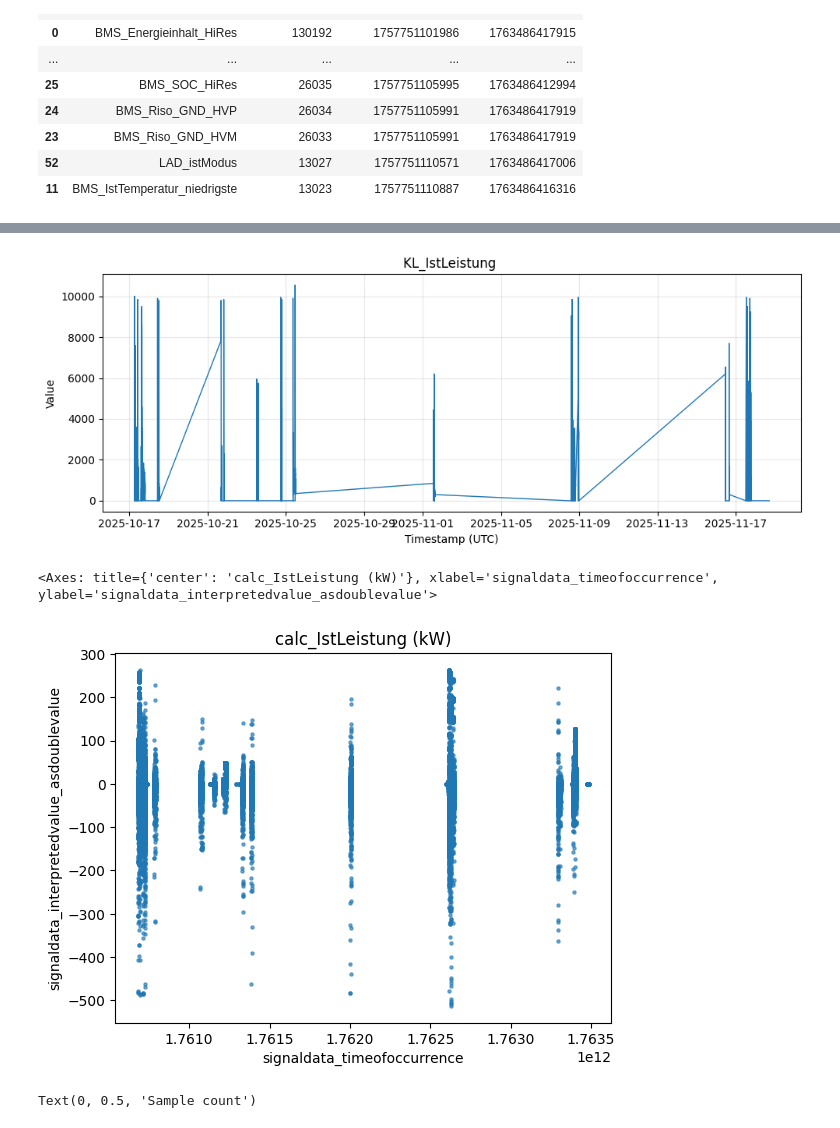
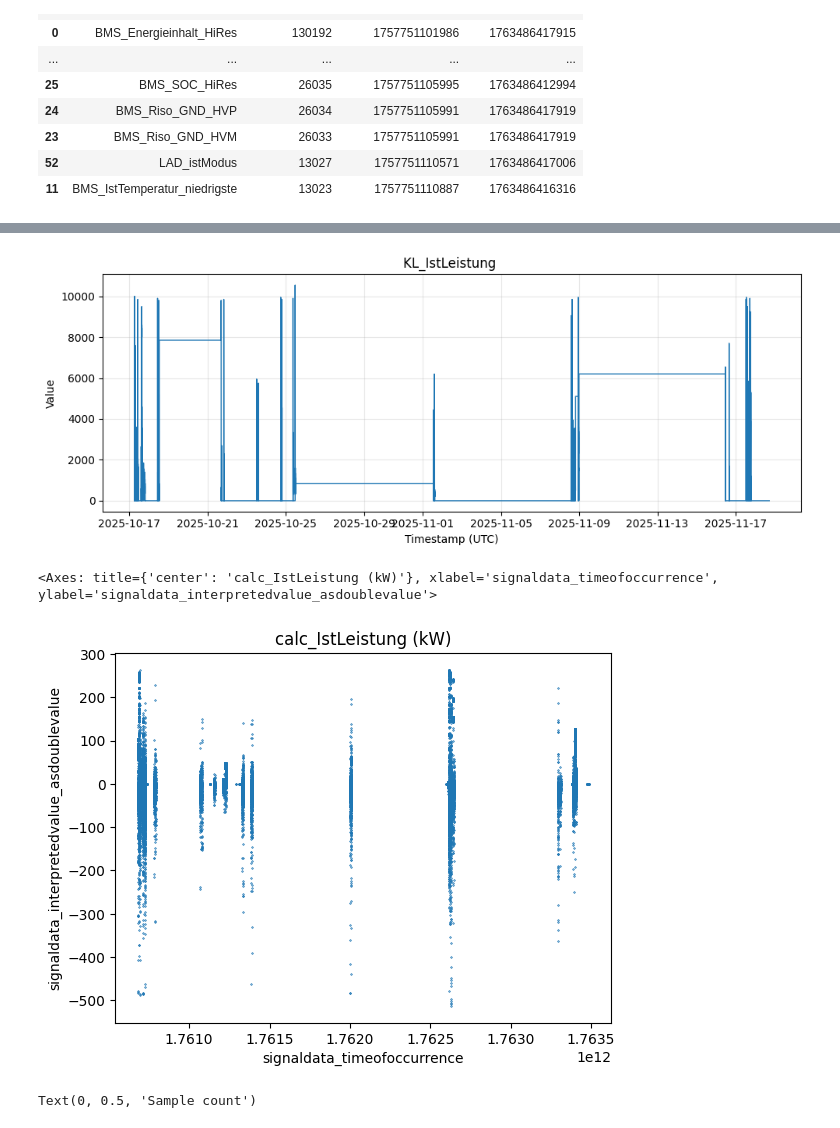
Before and after one commit to rs38/PorscheData, a Jupyter notebook: explore porsche data.ipynb, the cells around one changed output, grey strips where cells are left out. Saved outputs shown, nothing was run; the diff lists cells and outputs as text; code cells hidden in the pictures.

```diff
--- a/explore porsche data.ipynb
+++ b/explore porsche data.ipynb
@@ -103,34 +105,32 @@ max         98.600000
 Name: signaldata_interpretedvalue_asdoublevalue, dtype: float64
 # %%
 # Plot KL_IstLeistung over time
-import matplotlib.pyplot as plt
-import pandas as pd
 
 signal_name = "KL_IstLeistung"
 signal_df = df.loc[df["signaldata_signalname"] == signal_name].copy()
 if signal_df.empty:
     raise ValueError(f"Signal '{signal_name}' not found in the dataframe.")
 
 signal_df["timestamp"] = pd.to_datetime(
     signal_df["signaldata_timeofoccurrence"],
     unit="ms",
     errors="coerce",
     utc=True
 )
 signal_df = signal_df.dropna(subset=["timestamp"]).sort_values("timestamp")
 
 
 signal_df = signal_df[(signal_df["timestamp"] >= start) & (signal_df["timestamp"] < end)]
 
 plt.figure(figsize=(10, 4))
-plt.plot(signal_df["timestamp"], signal_df["signaldata_interpretedvalue_asdoublevalue"], linewidth=1)
+plt.step(signal_df["timestamp"], signal_df["signaldata_interpretedvalue_asdoublevalue"], linewidth=1)
 plt.title("KL_IstLeistung ")
 plt.xlabel("Timestamp (UTC)")
 plt.ylabel("Value")
 plt.grid(True, alpha=0.3)
 plt.tight_layout()
 # %% [output]
-[figure, old version]
+[figure, new version]
 # %%
 # Create calc_IstLeistung (kW) from voltage and current signals
 voltage_signal = "BMS_IstSpannung"
@@ -183,10 +183,11 @@ calc_df.plot(
     kind="scatter",
     y=value_col,
     title="calc_IstLeistung (kW)",
-    s=5,
+    s=1,
+    marker='x',
     alpha=0.6,
 )
 # %% [output]
 <Axes: title={'center': 'calc_IstLeistung (kW)'}, xlabel='signaldata_timeofoccurrence', ylabel='signaldata_interpretedvalue_asdoublevalue'>
-[figure, old version]
+[figure, new version]
 # %%
```
Also changed, not shown: parts of 7 cells of this notebook.
